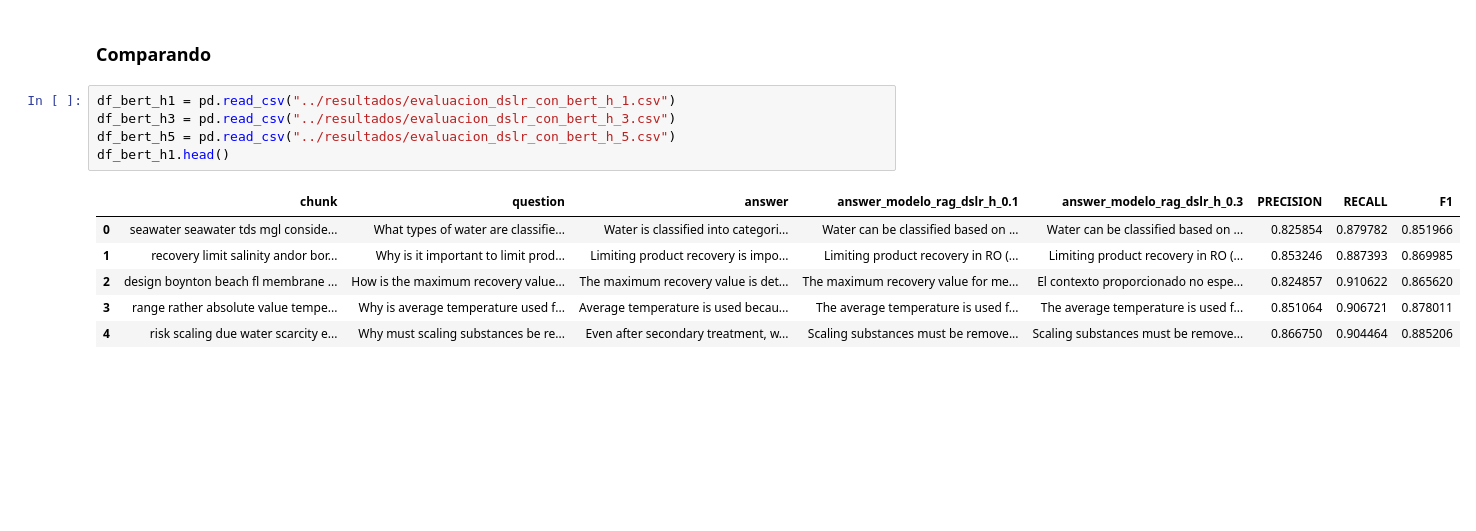
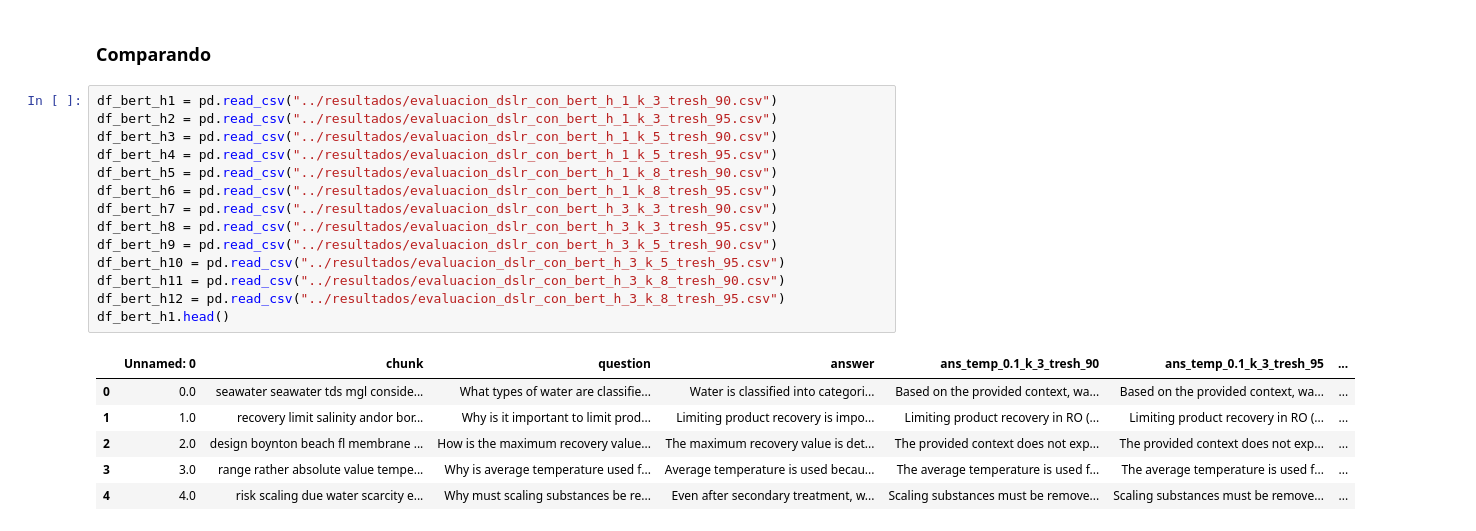
Before and after one commit to LightS7yle/Tesis, a Jupyter notebook: notebooks/hiperparámetros.ipynb, the cells around one changed output. Drawn from its saved outputs; the diff is of its cells as text; blank space fills up the shorter version.

```diff
--- a/notebooks/hiperparámetros.ipynb
+++ b/notebooks/hiperparámetros.ipynb
@@ -423,16 +567,25 @@ dtype: float64
 # %% [markdown]
 ### Comparando
 # %%
-df_bert_h1 = pd.read_csv("../resultados/evaluacion_dslr_con_bert_h_1.csv")
-df_bert_h3 = pd.read_csv("../resultados/evaluacion_dslr_con_bert_h_3.csv")
-df_bert_h5 = pd.read_csv("../resultados/evaluacion_dslr_con_bert_h_5.csv")
+df_bert_h1 = pd.read_csv("../resultados/evaluacion_dslr_con_bert_h_1_k_3_tresh_90.csv")
+df_bert_h2 = pd.read_csv("../resultados/evaluacion_dslr_con_bert_h_1_k_3_tresh_95.csv")
+df_bert_h3 = pd.read_csv("../resultados/evaluacion_dslr_con_bert_h_1_k_5_tresh_90.csv")
+df_bert_h4 = pd.read_csv("../resultados/evaluacion_dslr_con_bert_h_1_k_5_tresh_95.csv")
+df_bert_h5 = pd.read_csv("../resultados/evaluacion_dslr_con_bert_h_1_k_8_tresh_90.csv")
+df_bert_h6 = pd.read_csv("../resultados/evaluacion_dslr_con_bert_h_1_k_8_tresh_95.csv")
+df_bert_h7 = pd.read_csv("../resultados/evaluacion_dslr_con_bert_h_3_k_3_tresh_90.csv")
+df_bert_h8 = pd.read_csv("../resultados/evaluacion_dslr_con_bert_h_3_k_3_tresh_95.csv")
+df_bert_h9 = pd.read_csv("../resultados/evaluacion_dslr_con_bert_h_3_k_5_tresh_90.csv")
+df_bert_h10 = pd.read_csv("../resultados/evaluacion_dslr_con_bert_h_3_k_5_tresh_95.csv")
+df_bert_h11 = pd.read_csv("../resultados/evaluacion_dslr_con_bert_h_3_k_8_tresh_90.csv")
+df_bert_h12 = pd.read_csv("../resultados/evaluacion_dslr_con_bert_h_3_k_8_tresh_95.csv")
 df_bert_h1.head()
 # %% [output]
-|  | chunk | question | answer | answer_modelo_rag_dslr_h_0.1 | answer_modelo_rag_dslr_h_0.3 | PRECISION | RECALL | F1 |
-| 0 | seawater seawater tds mgl conside... | What types of water are classifie... | Water is classified into categori... | Water can be classified based on ... | Water can be classified based on ... | 0.825854 | 0.879782 | 0.851966 |
-| 1 | recovery limit salinity andor bor... | Why is it important to limit prod... | Limiting product recovery is impo... | Limiting product recovery in RO (... | Limiting product recovery in RO (... | 0.853246 | 0.887393 | 0.869985 |
-| 2 | design boynton beach fl membrane ... | How is the maximum recovery value... | The maximum recovery value is det... | The maximum recovery value for me... | El contexto proporcionado no espe... | 0.824857 | 0.910622 | 0.865620 |
-| 3 | range rather absolute value tempe... | Why is average temperature used f... | Average temperature is used becau... | The average temperature is used f... | The average temperature is used f... | 0.851064 | 0.906721 | 0.878011 |
-| 4 | risk scaling due water scarcity e... | Why must scaling substances be re... | Even after secondary treatment, w... | Scaling substances must be remove... | Scaling substances must be remove... | 0.866750 | 0.904464 | 0.885206 |
+|  | Unnamed: 0 | chunk | question | answer | ans_temp_0.1_k_3_tresh_90 | ans_temp_0.1_k_3_tresh_95 | ... |
+| 0 | 0.0 | seawater seawater tds mgl conside... | What types of water are classifie... | Water is classified into categori... | Based on the provided context, wa... | Based on the provided context, wa... | ... |
+| 1 | 1.0 | recovery limit salinity andor bor... | Why is it important to limit prod... | Limiting product recovery is impo... | Limiting product recovery in RO (... | Limiting product recovery in RO (... | ... |
+| 2 | 2.0 | design boynton beach fl membrane ... | How is the maximum recovery value... | The maximum recovery value is det... | The provided context does not exp... | The provided context does not exp... | ... |
+| 3 | 3.0 | range rather absolute value tempe... | Why is average temperature used f... | Average temperature is used becau... | The average temperature is used f... | The average temperature is used f... | ... |
+| 4 | 4.0 | risk scaling due water scarcity e... | Why must scaling substances be re... | Even after secondary treatment, w... | Scaling substances must be remove... | Scaling substances must be remove... | ... |
 # %%
 mean_BERT_1=[]
```
Also changed, not shown: parts of 28 cells of this notebook, 29 other files.
